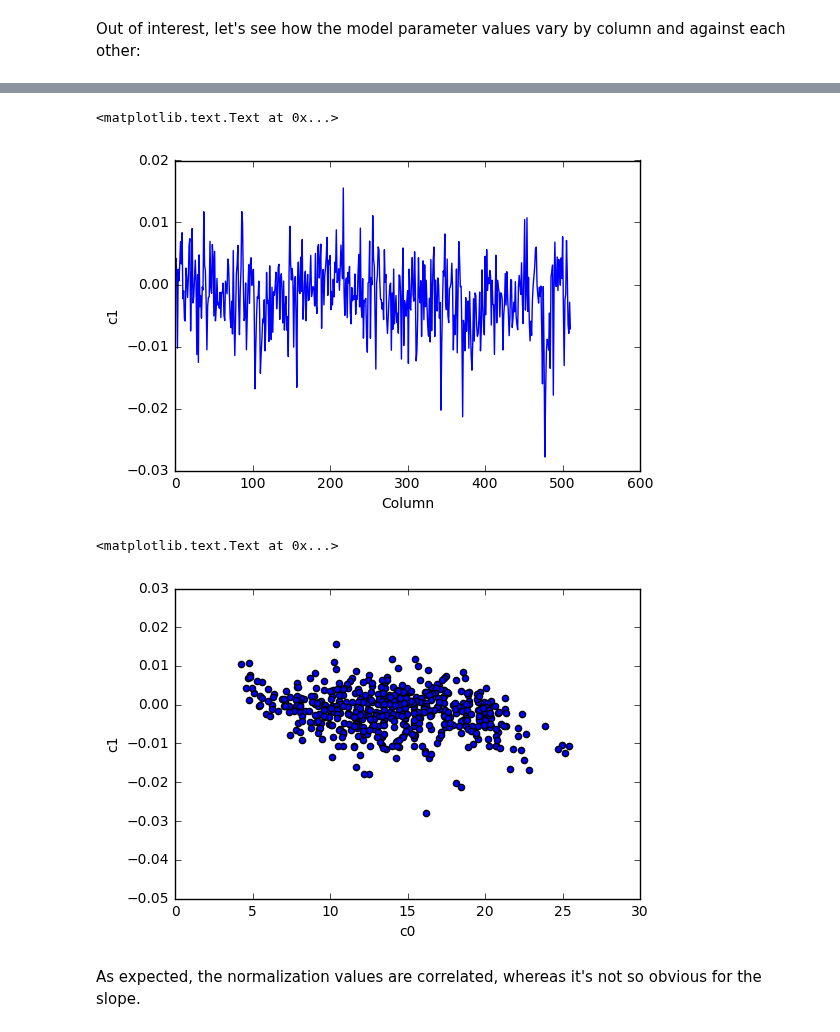
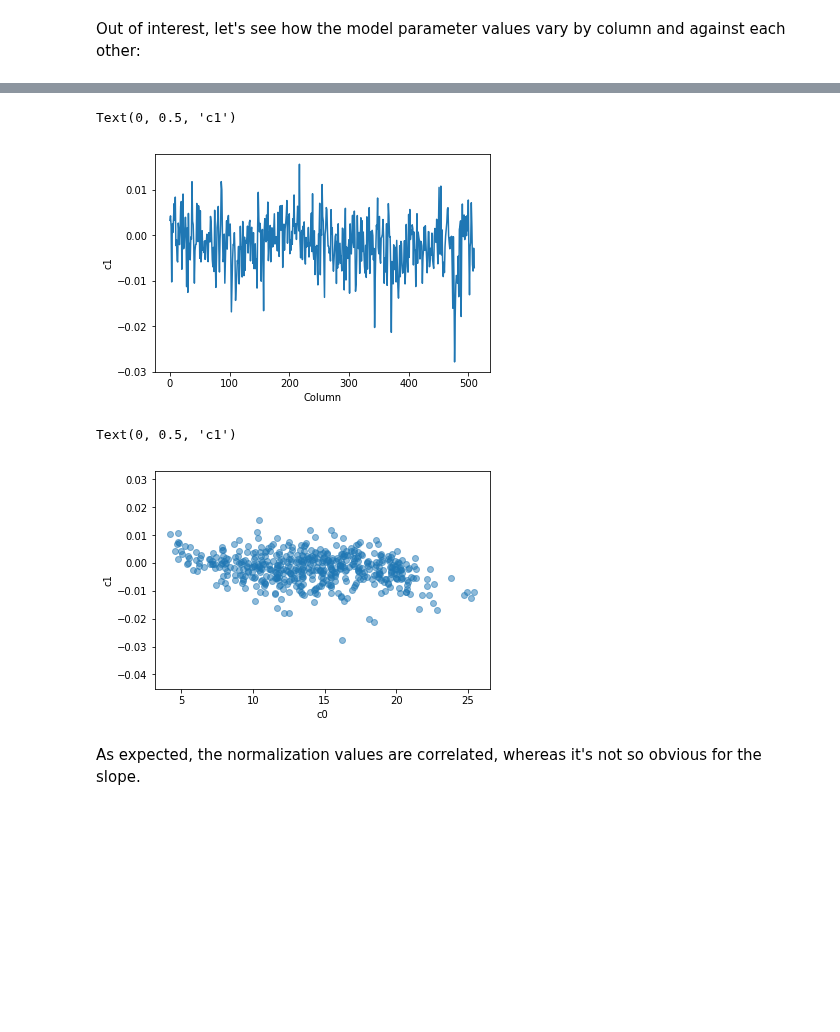
Before and after one commit to DougBurke/sherpa-standalone-notebooks, a Jupyter notebook: simple sherpa fit.ipynb, the cells around one changed output, grey strips where cells are left out. Saved outputs shown, nothing was run; the diff lists cells and outputs as text; code cells hidden in the pictures; blank space fills up the shorter version.

```diff
--- a/simple sherpa fit.ipynb
+++ b/simple sherpa fit.ipynb
@@ -146,14 +143,16 @@ plt.plot(spectrum)
 Cosmic rays are removed using a simple median-filter approach:
 # %%
 import scipy.signal
+import numpy as np
+
 img_sm = scipy.signal.medfilt(img, 5)
-sigma = median(err)
+sigma = np.median(err)
 bad = np.abs(img - img_sm) / sigma > 8.0
 img_cr = img.copy()
 img_cr[bad] = img_sm[bad]
 img_cr[230:280,:] = img[230:280,:]  # Filter only for background
 # %%
-x = append(np.arange(10, 200), np.arange(300, 480))  # Background rows
+x = np.append(np.arange(10, 200), np.arange(300, 480))  # Background rows
 y = img_cr[x, 10]         # Background rows of column 10 of cleaned image
 # %% [markdown]
 I now "load" the data for the column into Sherpa, as dataset 1 (the `ui` layer of Sherpa handles
@@ -348,15 +347,15 @@ plt.plot(out1)
 plt.xlabel('Column')
 plt.ylabel('c1')
 # %% [output]
-<matplotlib.text.Text at 0x...>
+Text(0, 0.5, 'c1')
-[figure, old version]
+[figure, new version]
 # %%
-plt.scatter(out0, out1)
+plt.scatter(out0, out1, alpha=0.5)
 plt.xlabel('c0')
 plt.ylabel('c1')
 # %% [output]
-<matplotlib.text.Text at 0x...>
+Text(0, 0.5, 'c1')
-[figure, old version]
+[figure, new version]
 # %% [markdown]
 As expected, the normalization values are correlated, whereas it's not so obvious for the slope.
 # %% [markdown]
```
Also changed, not shown: parts of 28 cells of this notebook, 9 other files.
